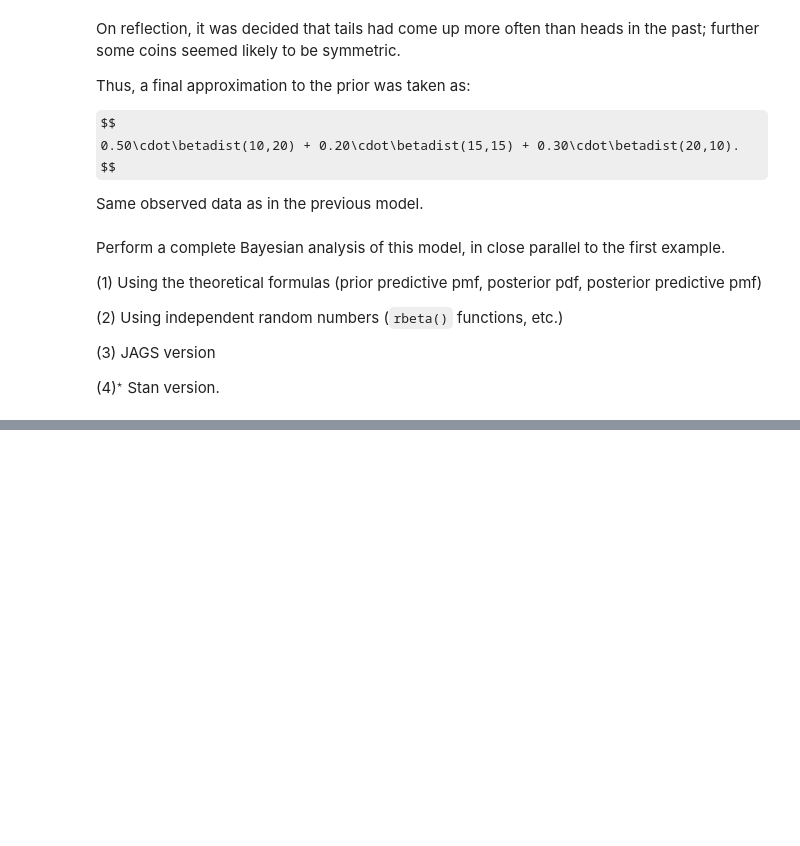
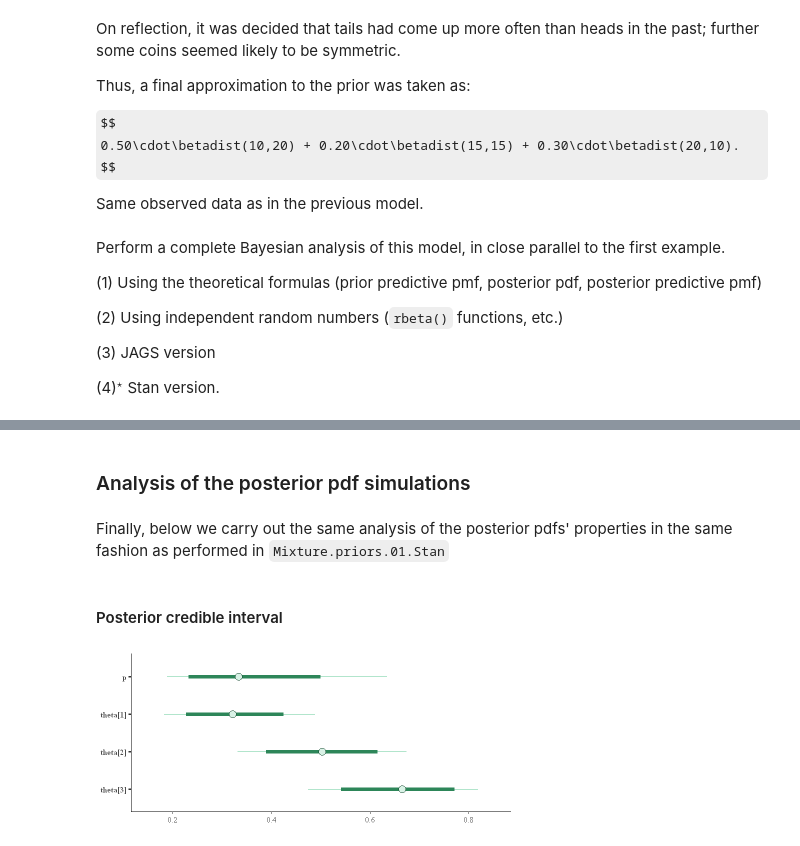
Before and after one commit to gcastro-98/bayesian-1st-assignment, a Jupyter notebook: LeonardoBocchi_GerardCastro_1st_assignment.ipynb, the cells around one changed output, grey strips where cells are left out. Cells and saved outputs as stored; diff of their text form; code cells hidden in the pictures; some formulas as TeX source; blank space fills up the shorter version.

Commit message:
Exercise 2.4: completed. Just the posterior pdf simulations were carried out for the smaller number of samples. It may be interesting to perform the one with larger samples.

```diff
--- a/LeonardoBocchi_GerardCastro_1st_assignment.ipynb
+++ b/LeonardoBocchi_GerardCastro_1st_assignment.ipynb
@@ -468,0 +579,3 @@ There are several possible workarounds; try to find one but do not despair if yo
+# %%
+posterior.mixture.stan.Dso <- stan_model(
+    model_code = posterior.mixture.stan.model.code)
@@ -468,0 +586,12 @@ There are several possible workarounds; try to find one but do not despair if yo
+# %%
+n<-10  # number of trials
+x.obs<-3  # observed x
+
+posterior.mixture.stan.dat <- list(
+    a1=prior.alpha1,b1=prior.beta1,a2=prior.alpha2,b2=prior.beta2,
+    b3=prior.beta3,a3=prior.alpha3,gamma1=prior.gamma1,gamma2=prior.gamma2,
+    gamma3=prior.gamma3,n=n,x=x.obs)
+
+posterior.mixture.stan.fit <- sampling(
+    object=posterior.mixture.stan.Dso, data = posterior.mixture.stan.dat,
+    chains = 2, iter = 4000, warmup = 200, thin = 1)
@@ -468,0 +600,3 @@ There are several possible workarounds; try to find one but do not despair if yo
+# %%
+posterior.mixture.stan.results <- summary(posterior.mixture.stan.fit)
+round(posterior.mixture.stan.results$summary, 3)
@@ -468,0 +624,15 @@ There are several possible workarounds; try to find one but do not despair if yo
+# %% [markdown]
+### Analysis of the posterior pdf simulations
+# %% [markdown]
+Finally, below we carry out the same analysis of the posterior pdfs' properties in the same fashion as performed in `Mixture.priors.01.Stan`
+# %%
+require(bayesplot, quietly=TRUE)
+params_ <- c("p", "theta[1]", "theta[2]", "theta[3]")
+# %% [markdown]
+#### Posterior credible interval
+# %%
+color_scheme_set("green")
+options(repr.plot.width=7,repr.plot.height=3)
+mcmc_intervals(posterior.mixture.stan.fit, pars = params_, prob=0.80, prob_outer=0.95)
+# %% [output]
+[figure, added]
```
Also changed, not shown: parts of 32 cells of this notebook.
